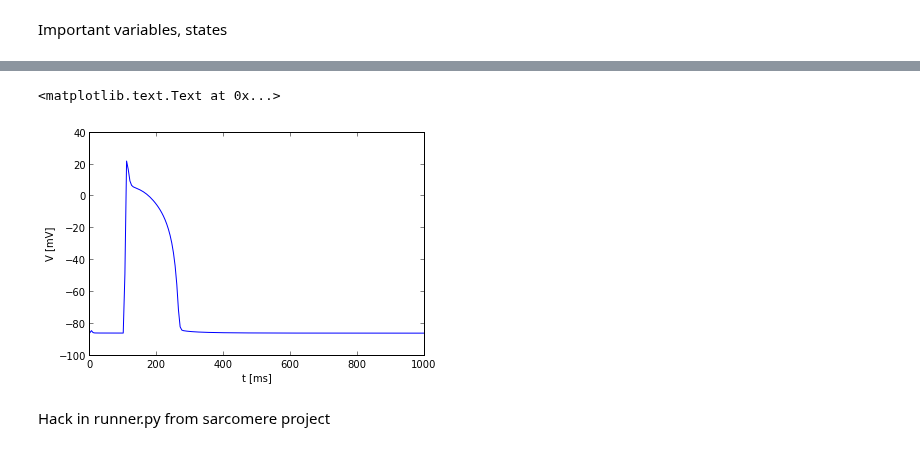
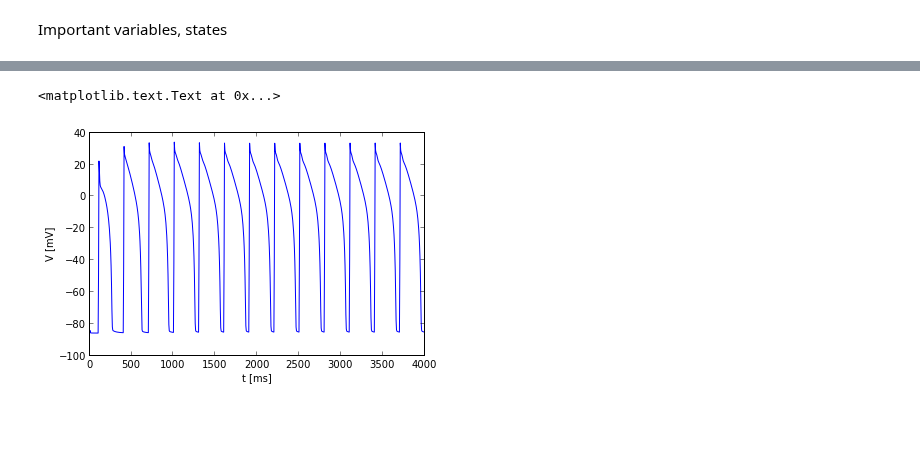
Before and after one commit to huskeypm/wholecell, a Jupyter notebook: wholecell.ipynb, the cells around one changed output, grey strips where cells are left out. Drawn from its saved outputs; the diff is of its cells as text; code cells hidden in the pictures; blank space fills up the shorter version.

```diff
--- a/wholecell.ipynb
+++ b/wholecell.ipynb
@@ -10,0 +13,2 @@ Important variables, states
+# %%
+dt = 4000p[stim_period_pIdx]=300
@@ -34,7 +37,5 @@ times = np.array(model.times)i_Stims = np.array(model.i_Stims)i=np.where(i_Stims
 # %%
-V_idx=38plot(tsteps,states[:,V_idx],label=i)plt.ylabel("V [mV]")plt.xlabel("t [ms]")
+plot(tsteps,states[:,V_idx],label=V_idx)plt.ylabel("V [mV]")plt.xlabel("t [ms]")
 # %% [output]
 <matplotlib.text.Text at 0x...>
-[figure, old version]
+[figure, new version]
-# %% [markdown]
-Hack in runner.py from sarcomere project
```
Also changed, not shown: parts of 23 cells of this notebook, 3 other files.
